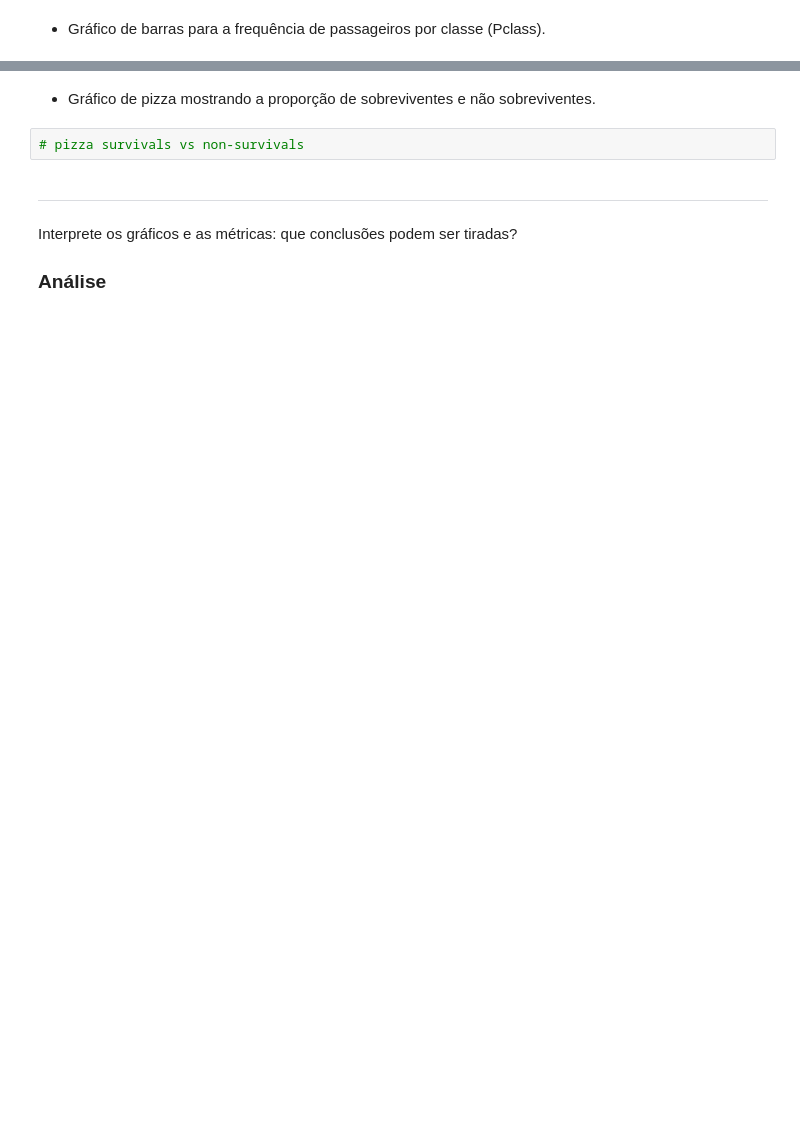
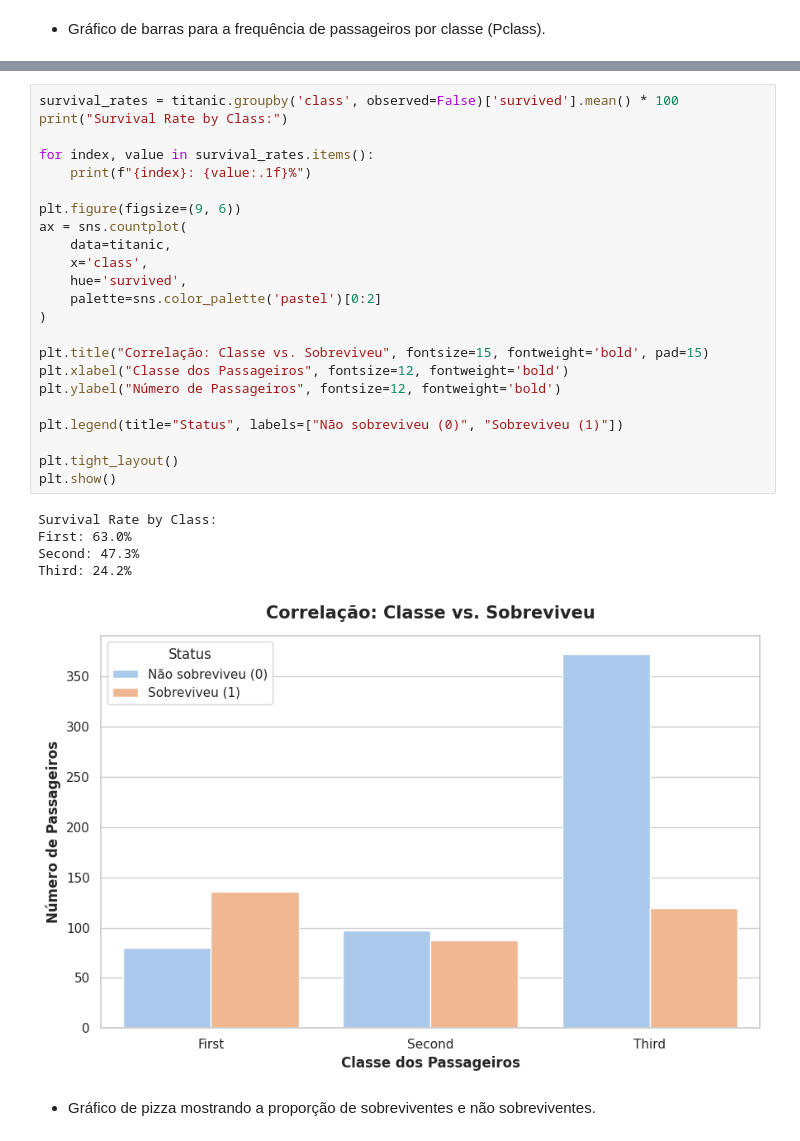
Before and after one commit to jessicalewinter/deep-learning-specialization, a Jupyter notebook: course-notebooks/statistics/T3_PosDL_Titanic.ipynb, the cells around one changed output, grey strips where cells are left out. Saved outputs shown, nothing was run; the diff lists cells and outputs as text; blank space fills up the shorter version.

```diff
--- a/course-notebooks/statistics/T3_PosDL_Titanic.ipynb
+++ b/course-notebooks/statistics/T3_PosDL_Titanic.ipynb
@@ -934,9 +947,31 @@ plt.show()
+# %%
+survival_rates = titanic.groupby('class', observed=False)['survived'].mean() * 100
+print("Survival Rate by Class:")
+
+for index, value in survival_rates.items():
+    print(f"{index}: {value:.1f}%")
+
+plt.figure(figsize=(9, 6))
+ax = sns.countplot(
+    data=titanic,
+    x='class',
+    hue='survived',
+    palette=sns.color_palette('pastel')[0:2]
+)
+
+plt.title("Correlação: Classe vs. Sobreviveu", fontsize=15, fontweight='bold', pad=15)
+plt.xlabel("Classe dos Passageiros", fontsize=12, fontweight='bold')
+plt.ylabel("Número de Passageiros", fontsize=12, fontweight='bold')
+
+plt.legend(title="Status", labels=["Não sobreviveu (0)", "Sobreviveu (1)"])
+
+plt.tight_layout()
+plt.show()
+# %% [output]
+Survival Rate by Class:
+First: 63.0%
+Second: 47.3%
+Third: 24.2%
+[figure, added]
 # %% [markdown]
   * Gráfico de pizza mostrando a proporção de sobreviventes e não sobreviventes.
-# %%
-# pizza survivals vs non-survivals
-# %% [markdown]
------
-Interprete os gráficos e as métricas: que conclusões podem ser tiradas?
-
-### Análise
```
Also changed, not shown: parts of 29 cells of this notebook.
